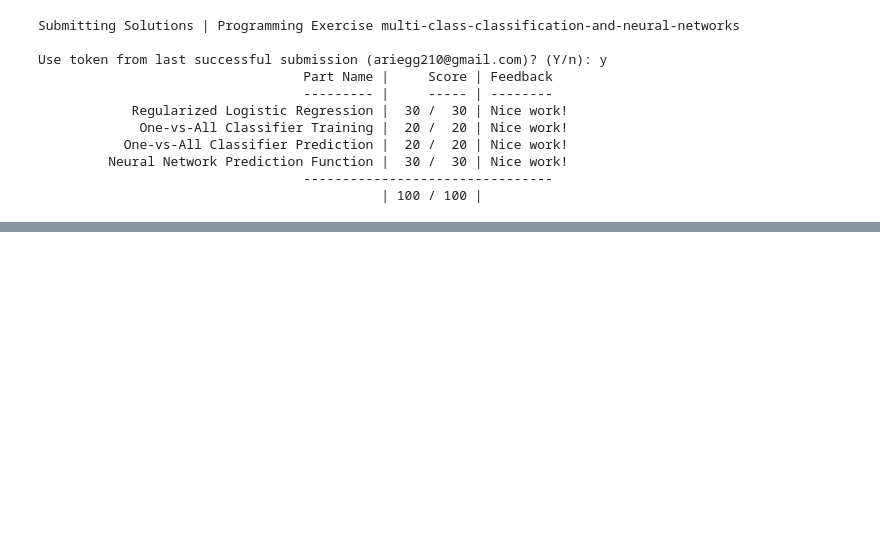
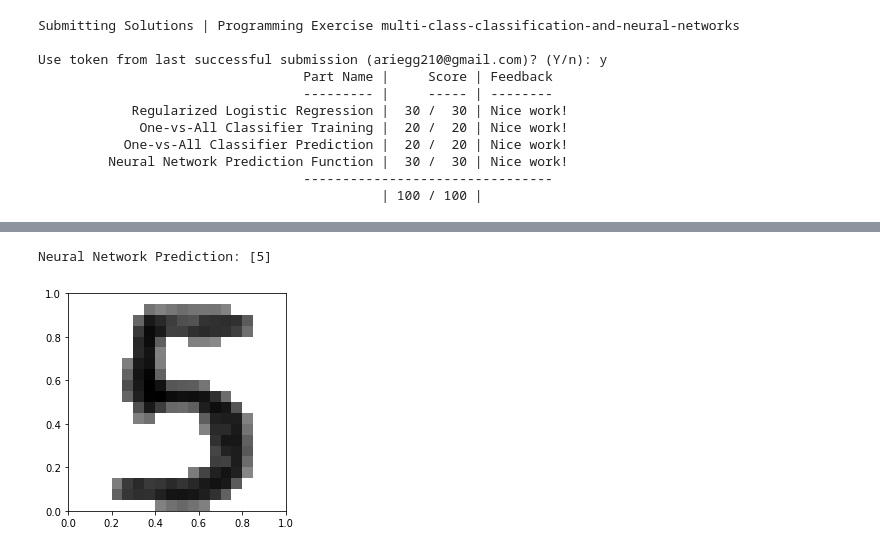
Before and after one commit to Shumzi/andrew-ml-python, a Jupyter notebook: Exercise3/exercise3.ipynb, the cells around one changed output, grey strips where cells are left out. Cells and saved outputs as stored; diff of their text form; code cells hidden in the pictures; blank space fills up the shorter version.

```diff
--- a/Exercise3/exercise3.ipynb
+++ b/Exercise3/exercise3.ipynb
@@ -760,0 +781,15 @@ print(i.unzip())
+# %%
+from skimage import io
+from skimage.transform import rescale, resize, downscale_local_mean
+# get image to correct state for predictor
+img = io.imread('Data/myfive.jpg', as_gray=True)
+image_downscaled = resize(img, (20,20), anti_aliasing=True)
+image_downscaled = 1 - image_downscaled # info is taken in reverse value (1=white, while we use 1=black).
+image_downscaled[image_downscaled<0.5] = 0 # white out background
+# print prediction and image.
+pyplot.imshow(image_downscaled, cmap='Greys', extent=[0, 1, 0, 1])
+prediction = predict(Theta1,Theta2,image_downscaled.ravel())
+print('Neural Network Prediction: {}'.format(prediction))
+# %% [output]
+Neural Network Prediction: [5]
+[figure, added]
```
Also changed, not shown: parts of 5 cells of this notebook.
